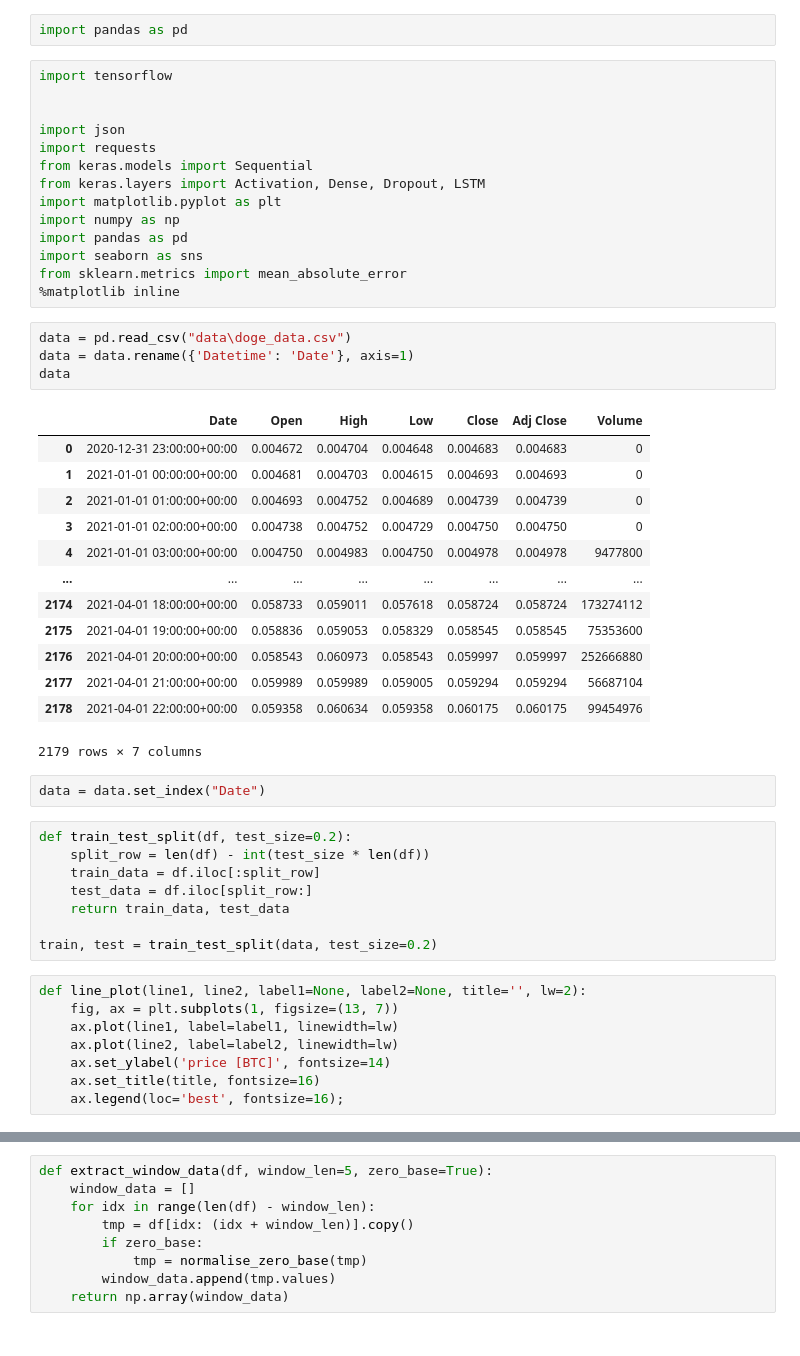
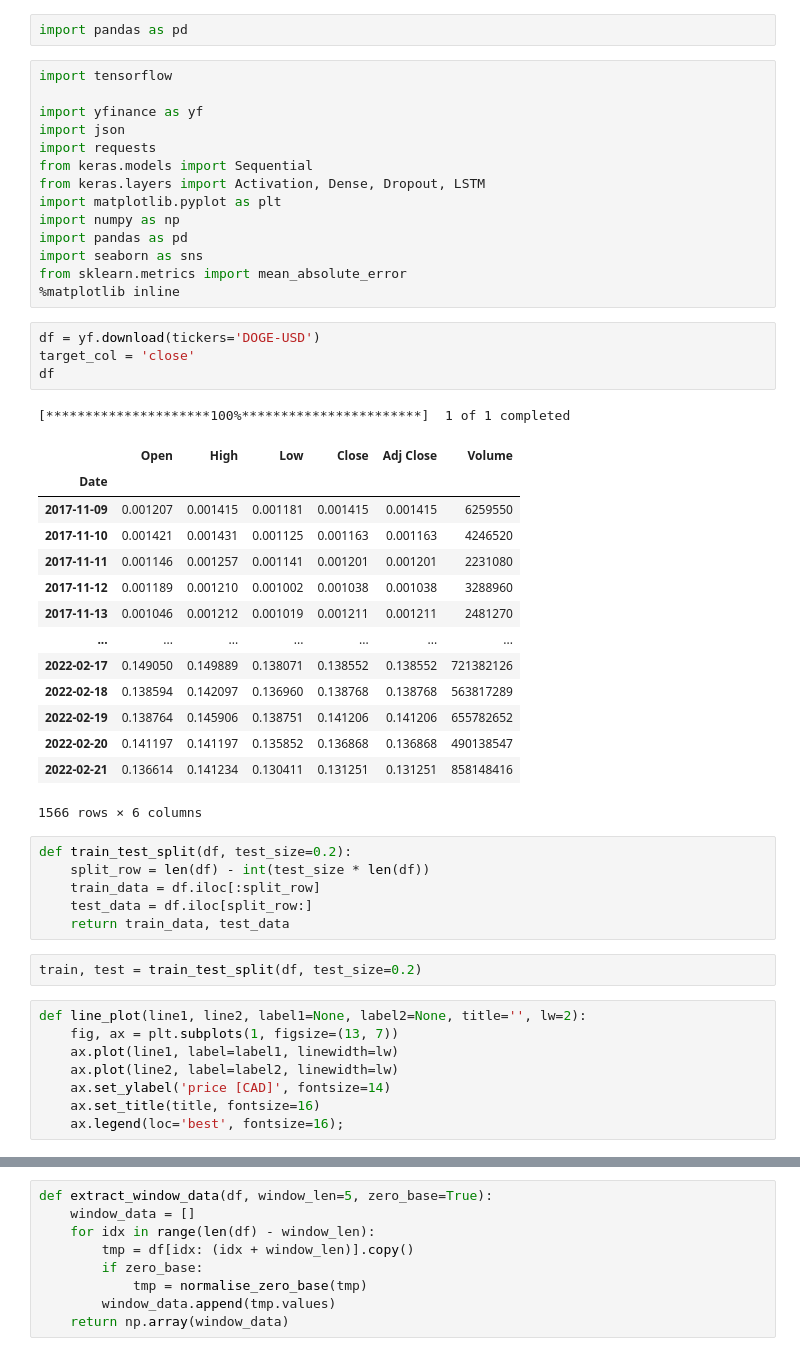
Before and after one commit to Strifee/crypto_trading, a Jupyter notebook: LSTM.ipynb, the cells around one changed output, grey strips where cells are left out. Drawn from its saved outputs; the diff is of its cells as text.

```diff
--- a/LSTM.ipynb
+++ b/LSTM.ipynb
@@ -3,7 +3,7 @@ import pandas as pd
 # %%
 import tensorflow
 
-
+import yfinance as yf
 import json
 import requests
 from keras.models import Sequential
@@ -14,40 +14,40 @@ import pandas as pd
 import seaborn as sns
 from sklearn.metrics import mean_absolute_error
 %matplotlib inline
-# %%
-data = pd.read_csv("data\doge_data.csv")
-data = data.rename({'Datetime': 'Date'}, axis=1)
-data
-# %% [output]
-|  | Date | Open | High | Low | Close | Adj Close | Volume |
-| 0 | 2020-12-31 23:00:00+00:00 | 0.004672 | 0.004704 | 0.004648 | 0.004683 | 0.004683 | 0 |
-| 1 | 2021-01-01 00:00:00+00:00 | 0.004681 | 0.004703 | 0.004615 | 0.004693 | 0.004693 | 0 |
-| 2 | 2021-01-01 01:00:00+00:00 | 0.004693 | 0.004752 | 0.004689 | 0.004739 | 0.004739 | 0 |
-| 3 | 2021-01-01 02:00:00+00:00 | 0.004738 | 0.004752 | 0.004729 | 0.004750 | 0.004750 | 0 |
-| 4 | 2021-01-01 03:00:00+00:00 | 0.004750 | 0.004983 | 0.004750 | 0.004978 | 0.004978 | 9477800 |
-| ... | ... | ... | ... | ... | ... | ... | ... |
-| 2174 | 2021-04-01 18:00:00+00:00 | 0.058733 | 0.059011 | 0.057618 | 0.058724 | 0.058724 | 173274112 |
-| 2175 | 2021-04-01 19:00:00+00:00 | 0.058836 | 0.059053 | 0.058329 | 0.058545 | 0.058545 | 75353600 |
-| 2176 | 2021-04-01 20:00:00+00:00 | 0.058543 | 0.060973 | 0.058543 | 0.059997 | 0.059997 | 252666880 |
-| 2177 | 2021-04-01 21:00:00+00:00 | 0.059989 | 0.059989 | 0.059005 | 0.059294 | 0.059294 | 56687104 |
-| 2178 | 2021-04-01 22:00:00+00:00 | 0.059358 | 0.060634 | 0.059358 | 0.060175 | 0.060175 | 99454976 |
-2179 rows × 7 columns
-# %%
-data = data.set_index("Date")
+# %%
+df = yf.download(tickers='DOGE-USD')
+target_col = 'close'
+df
+# %% [output]
+[*********************100%***********************]  1 of 1 completed
+|  | Open | High | Low | Close | Adj Close | Volume |
+| Date |  |  |  |  |  |  |
+| 2017-11-09 | 0.001207 | 0.001415 | 0.001181 | 0.001415 | 0.001415 | 6259550 |
+| 2017-11-10 | 0.001421 | 0.001431 | 0.001125 | 0.001163 | 0.001163 | 4246520 |
+| 2017-11-11 | 0.001146 | 0.001257 | 0.001141 | 0.001201 | 0.001201 | 2231080 |
+| 2017-11-12 | 0.001189 | 0.001210 | 0.001002 | 0.001038 | 0.001038 | 3288960 |
+| 2017-11-13 | 0.001046 | 0.001212 | 0.001019 | 0.001211 | 0.001211 | 2481270 |
+| ... | ... | ... | ... | ... | ... | ... |
+| 2022-02-17 | 0.149050 | 0.149889 | 0.138071 | 0.138552 | 0.138552 | 721382126 |
+| 2022-02-18 | 0.138594 | 0.142097 | 0.136960 | 0.138768 | 0.138768 | 563817289 |
+| 2022-02-19 | 0.138764 | 0.145906 | 0.138751 | 0.141206 | 0.141206 | 655782652 |
+| 2022-02-20 | 0.141197 | 0.141197 | 0.135852 | 0.136868 | 0.136868 | 490138547 |
+| 2022-02-21 | 0.136614 | 0.141234 | 0.130411 | 0.131251 | 0.131251 | 858148416 |
+1566 rows × 6 columns
 # %%
 def train_test_split(df, test_size=0.2):
     split_row = len(df) - int(test_size * len(df))
     train_data = df.iloc[:split_row]
     test_data = df.iloc[split_row:]
     return train_data, test_data
-
-train, test = train_test_split(data, test_size=0.2)
+# %%
+train, test = train_test_split(df, test_size=0.2)
 # %%
 def line_plot(line1, line2, label1=None, label2=None, title='', lw=2):
     fig, ax = plt.subplots(1, figsize=(13, 7))
     ax.plot(line1, label=label1, linewidth=lw)
     ax.plot(line2, label=label2, linewidth=lw)
-    ax.set_ylabel('price [BTC]', fontsize=14)
+    ax.set_ylabel('price [CAD]', fontsize=14)
     ax.set_title(title, fontsize=16)
     ax.legend(loc='best', fontsize=16);
 # %%
```
Also changed, not shown: parts of 7 cells of this notebook.
